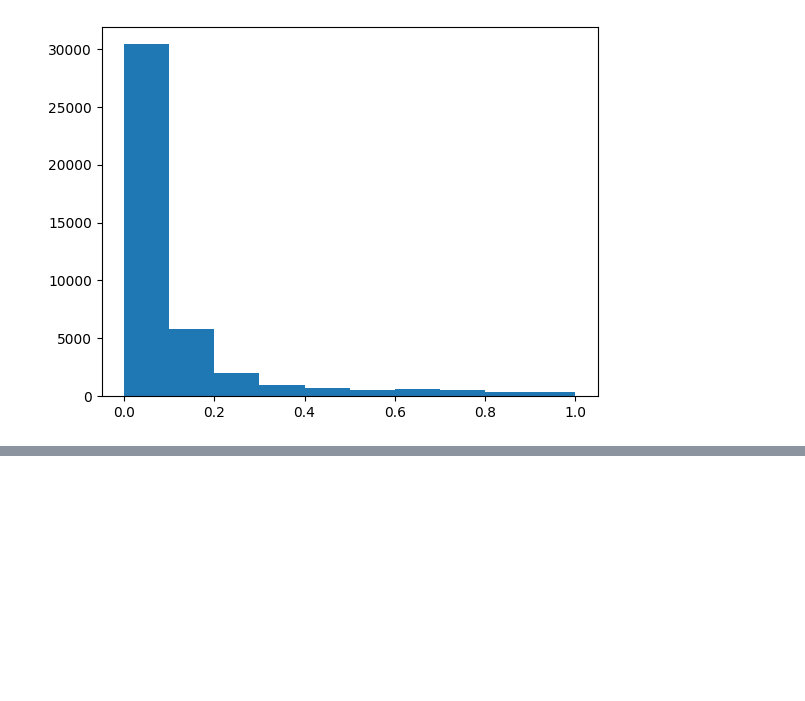
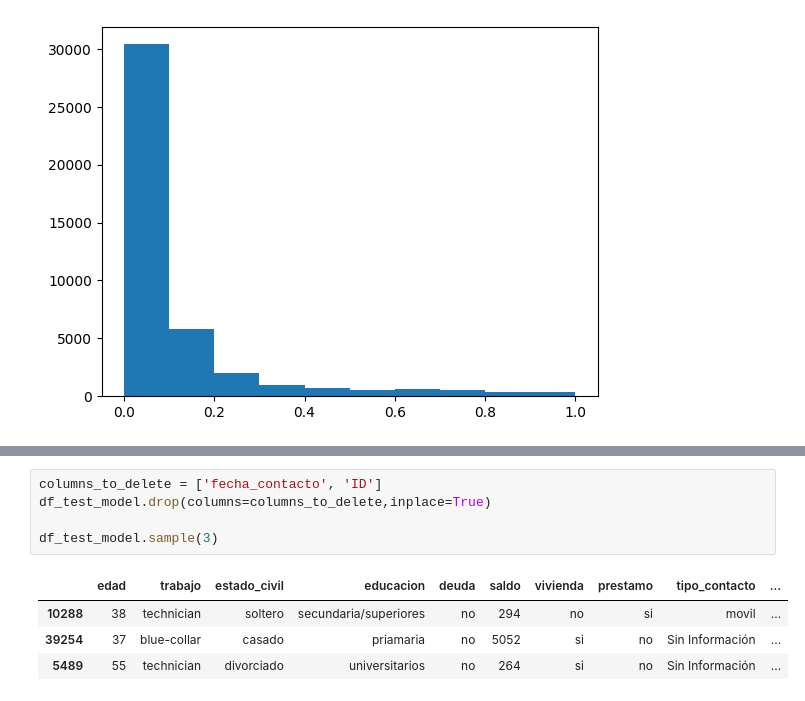
Before and after one commit to guillem-edo/AMACOR_Depositos, a Jupyter notebook: DATA/LogisticRegression_final.ipynb, the cells around one changed output, grey strips where cells are left out. Drawn from its saved outputs; the diff is of its cells as text; blank space fills up the shorter version.

```diff
--- a/DATA/LogisticRegression_final.ipynb
+++ b/DATA/LogisticRegression_final.ipynb
@@ -286,0 +386,10 @@ df[['target','target_predicho','target_predicho_dic','ID']].sample(10)
+# %%
+columns_to_delete = ['fecha_contacto', 'ID']
+df_test_model.drop(columns=columns_to_delete,inplace=True)
+
+df_test_model.sample(3)
+# %% [output]
+|  | edad | trabajo | estado_civil | educacion | deuda | saldo | vivienda | prestamo | tipo_contacto | ... |
+| 10288 | 38 | technician | soltero | secundaria/superiores | no | 294 | no | si | movil | ... |
+| 39254 | 37 | blue-collar | casado | priamaria | no | 5052 | si | no | Sin Información | ... |
+| 5489 | 55 | technician | divorciado | universitarios | no | 264 | si | no | Sin Información | ... |
```
Also changed, not shown: parts of 22 cells of this notebook, 2 other files.
